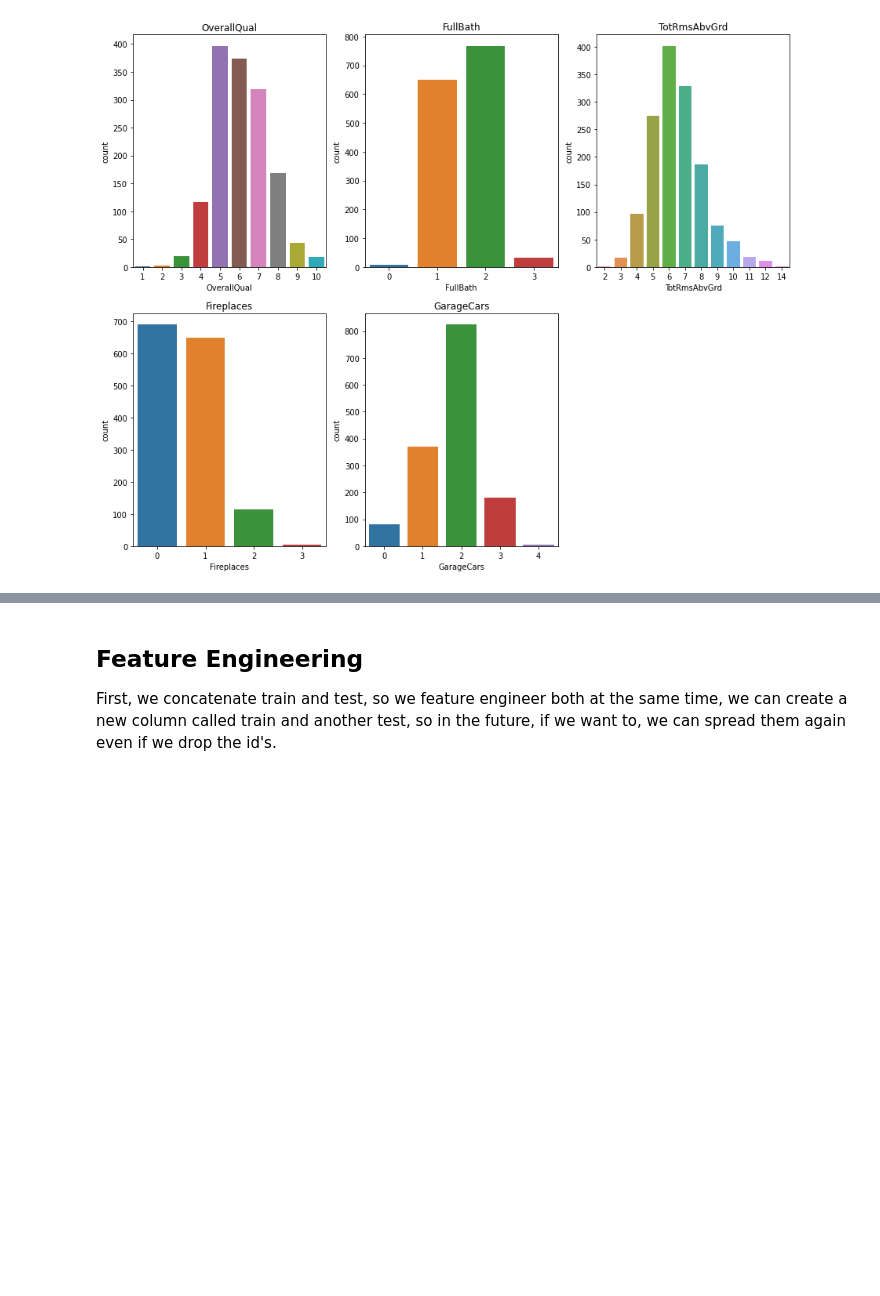
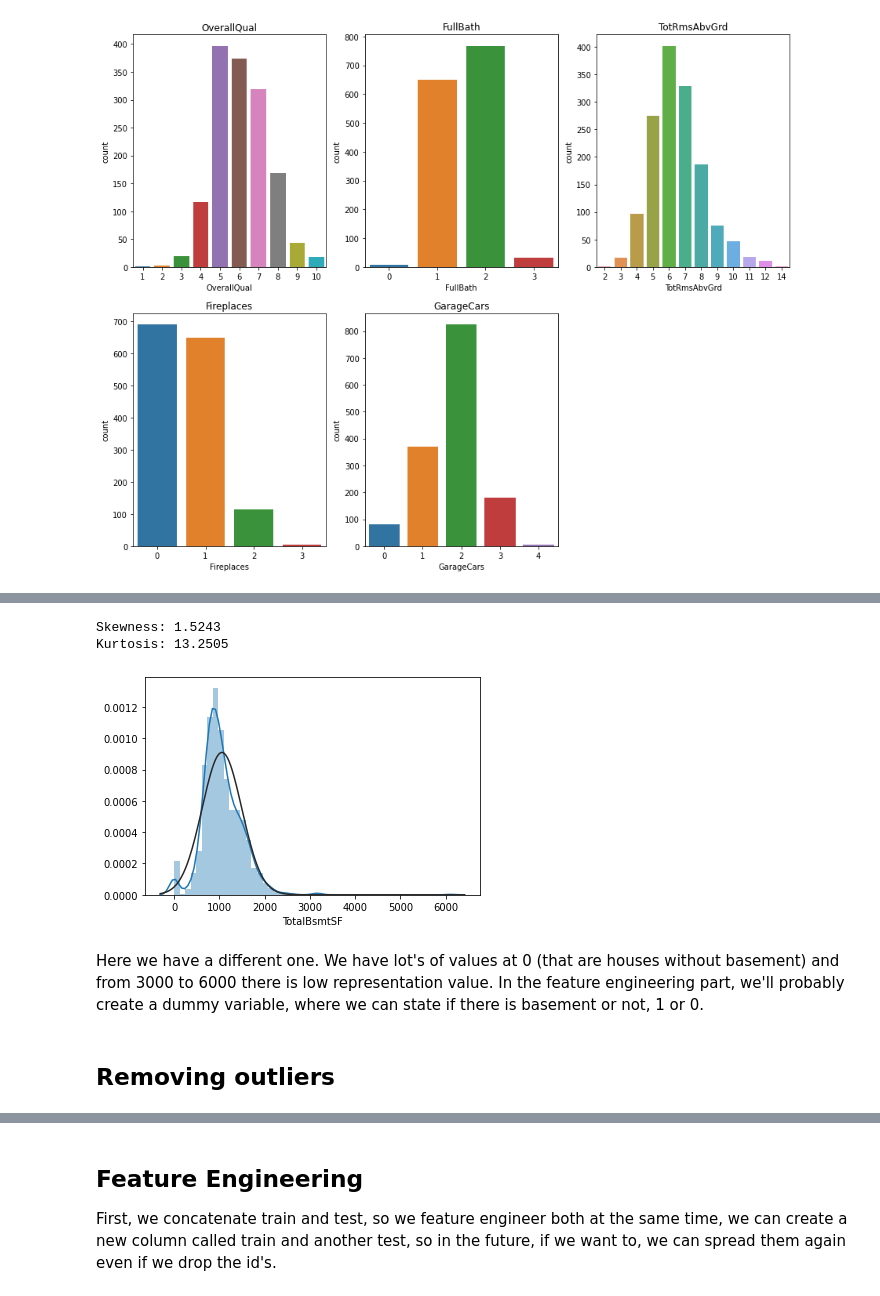
Before and after one commit to jogonzro/Kaggle_prices, a Jupyter notebook: first.ipynb, the cells around one changed output, grey strips where cells are left out. Saved outputs shown, nothing was run; the diff lists cells and outputs as text; code cells hidden in the pictures; blank space fills up the shorter version.

```diff
--- a/first.ipynb
+++ b/first.ipynb
@@ -338,0 +359,10 @@ We can extract some conclussions from here. Conclussions like the most common sp
+# %%
+sns.distplot(train["TotalBsmtSF"], fit = norm)
+print("Skewness: {}".format(round(train["TotalBsmtSF"].skew(),4)),
+      "\nKurtosis: {}".format(round(train["TotalBsmtSF"].kurt(),4)))
+# %% [output]
+Skewness: 1.5243
+Kurtosis: 13.2505
+[figure, added]
+# %% [markdown]
+Here we have a different one. We have lot's of values at 0 (that are houses without basement) and from 3000 to 6000 there is low representation value. In the feature engineering part, we'll probably create a dummy variable, where we can state if there is basement or not, 1 or 0.
@@ -339,3 +376,5 @@ We can extract some conclussions from here. Conclussions like the most common sp
+# %% [markdown]
+## Removing outliers
 # %%
 train = train.drop(train[(train['GrLivArea']>4000) & (train['SalePrice']<300000)].index)
 
```
Also changed, not shown: parts of 16 cells of this notebook, 3 other files.
